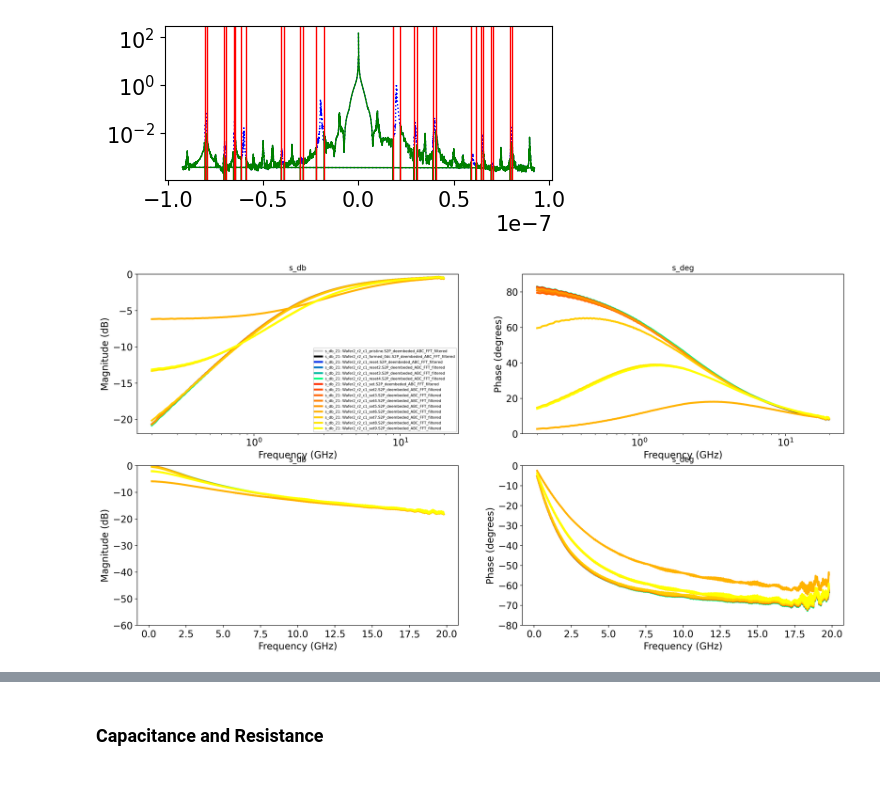
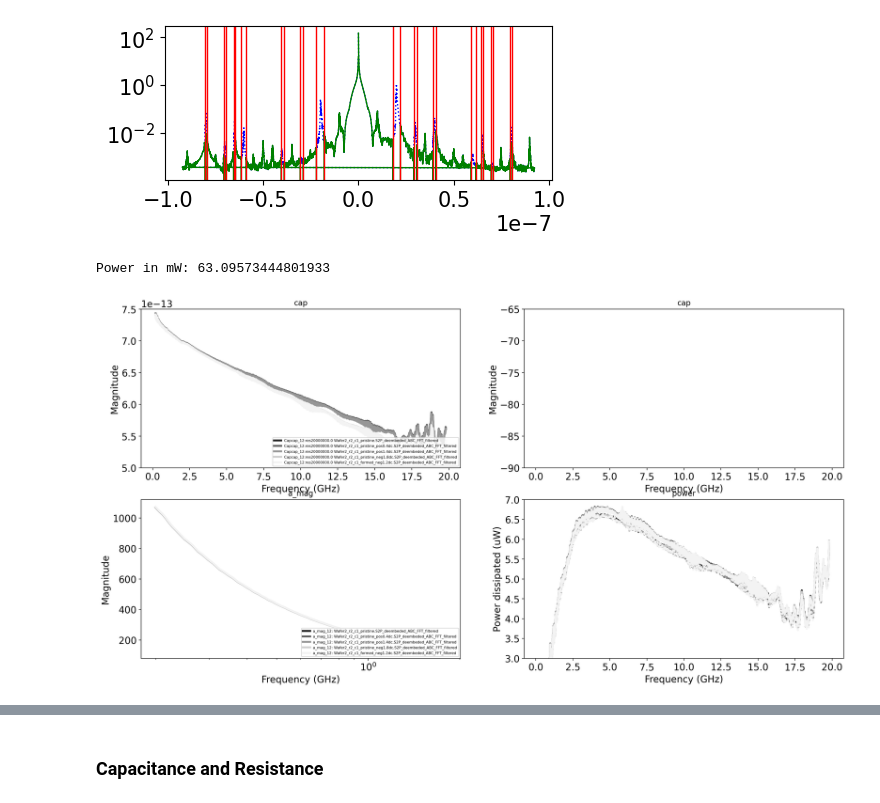
Before and after one commit to hc3413/VNA_Analysis, a Jupyter notebook: Exp_Modelling.ipynb, the cells around one changed output, grey strips where cells are left out. Cells and saved outputs as stored; diff of their text form; code cells hidden in the pictures.

Commit message:
edits to plotting of data

```diff
--- a/Exp_Modelling.ipynb
+++ b/Exp_Modelling.ipynb
@@ -112,37 +176,31 @@ Best ABCD de-embedding protocol: dm[0] = 22142.759252420034, worst:dm[3] = 22176
 # %%
-#-------------------Selecting Data-------------------
-# format: s2p_files_[number]_[None/OS/Tx/ABCD]_[None/FFT]
-#r_num =[[23],[62,63],[56,60]]
-r_num = [[23,42],[56,60,64,67], [57,58,59,61,62,63,65,66,68]]
-p_1 = subgen(s2p_files_2, r_num)[0]
-p_2 = subgen(sp2_files_2_FFT, r_num)[0]
-p_3 = subgen(s2p_files_2_ABCD, r_num)[0]
-p_4 = subgen(s2p_files_2_ABCD_FFT, r_num)
-plot_data_1 = p_4
-plot_data_2 = [p_1,p_2,p_3,p_4]
-
-
 #-------------------Plotting-------------------
 plt.rcParams['lines.linewidth'] = 3  # Change this to your desired line width
 f = plt.figure(figsize=(20,10),dpi=200)
 gs = f.add_gridspec(2, 2)
 ax = f.add_subplot(gs[0, 0])
 ax1 = f.add_subplot(gs[0, 1])
 ax2 = f.add_subplot(gs[1, 0])
 ax3 = f.add_subplot(gs[1, 1])
 
-sub_plot(ax=ax, dev_subset=plot_data_1, plot_type=['s_db'], log_x=True, m_port=[2], n_port=[1], deembed_data=False,
-         y_range = [-22,0],x_range='0.2-19.8ghz')
-sub_plot(ax=ax1, dev_subset=plot_data_1, plot_type=['s_deg'], log_x=True, m_port=[2], n_port=[1], deembed_data=False,
-         y_range=[0,90], x_range='0.2-19.8ghz',p_legend=False)
-sub_plot(ax=ax2, dev_subset=plot_data_1, plot_type=['s_db'], log_x=False, m_port=[1], n_port=[1], deembed_data=False,
-         y_range = [-60,0],x_range='0.2-19.8ghz',p_legend=False)
-sub_plot(ax=ax3, dev_subset=plot_data_1, plot_type=['s_deg'], log_x=False, m_port=[1], n_port=[1], deembed_data=False,
-         y_range=[-80,0], x_range='0.2-19.8ghz',p_legend=False)
+r_num = [[23,25,30,40,50]]
+res_list=[[2e7,2e7,2e7,2e7,2e7]]
+#res_list = [[1.8e9,2e7],[1.6e6,1.04e5,3.37e8,1.7e7],[1.35e5,1.8e4,1.26e4,1.97e4,3.19e4,1.7e2,1.92e3,4.09e2,3.86e2]]
+
+plot_data_1 = subgen(s2p_files_2_ABCD_FFT, r_num)
+sub_plot(ax=ax, dev_subset=plot_data_1, plot_type=['cap'], log_x=False, m_port=[1], n_port=[2], deembed_data=False,
+         y_range = [5e-13,7.5e-13],x_range='0.2-19.8ghz',R_in=res_list)
+sub_plot(ax=ax1, dev_subset=plot_data_1, plot_type=['cap'], log_x=False, m_port=[1], n_port=[2], deembed_data=False,
+         y_range=[-90,-65], x_range='0.2-19.8ghz',p_legend=False,R_in=res_list)
+sub_plot(ax=ax2, dev_subset=plot_data_1, plot_type=['a_mag'], log_x=True, m_port=[1], n_port=[2], deembed_data=False,
+         x_range='0.2-1.8ghz',p_legend=True,R_in=res_list)
+sub_plot(ax=ax3, dev_subset=plot_data_1, plot_type=['power'], log_x=False, m_port=[1], n_port=[2], deembed_data=False,
+         y_range=[3,7], x_range='0.2-19.8ghz',p_legend=False,R_in=res_list)
 
 
-#plt.savefig(os.path.join(path_out, 'memcomp_sdb11.svg'), format='svg')
+#plt.savefig(os.path.join(path_out, 'memcop_ZDUT_abcd22.svg'), format='svg')
 
 plt.show()
 # %% [output]
+Power in mW: 63.09573444801933
-[figure, old version]
+[figure, new version]
```
Also changed, not shown: parts of 5 cells of this notebook, 4 other files.
